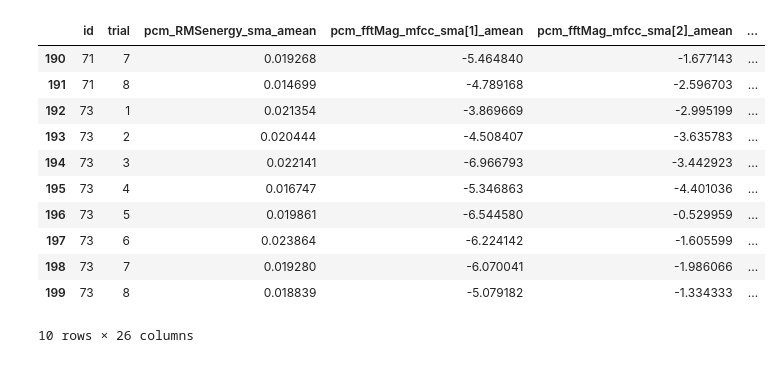
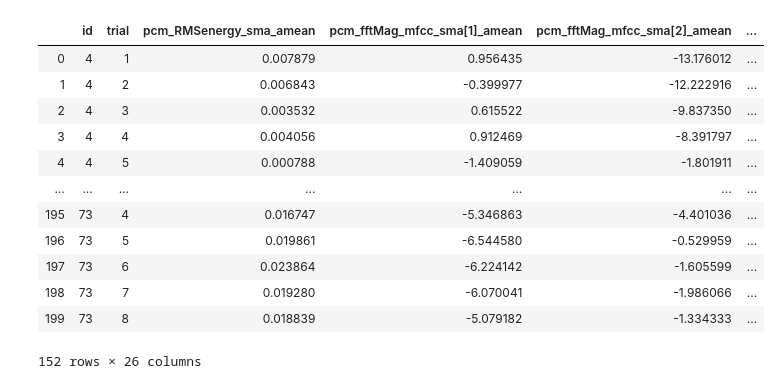
Before and after one commit to mx60s/HUBBS-Lab, a Jupyter notebook: LinReg for BFNE.ipynb, the cells around one changed output. Saved outputs shown, nothing was run; the diff lists cells and outputs as text; code cells hidden in the pictures.

```diff
--- a/LinReg for BFNE.ipynb
+++ b/LinReg for BFNE.ipynb
@@ -3,8 +3,8 @@ import pandas as pd
 import numpy as np
 import math
 
-#DATA_PATH = "/Users/mvonebers/HUBBS-Lab/data/"
-DATA_PATH = "/home/maggie/HUBBS-Lab/data/"
+DATA_PATH = "/Users/mvonebers/HUBBS-Lab/data/"
+#DATA_PATH = "/home/maggie/HUBBS-Lab/data/"
 
 e4_data = pd.read_excel(DATA_PATH + "E4_TEST.xlsx")
 
@@ -381,23 +96,0 @@ Average: -1033.0871723508656
-# %%
-for i in range(2, 10):
-    # Collect X for each column, with each trial as a feature
-    X_0 = []
-    X_row = []
-    for j in range(e4_data_results.shape[0]):
-        if math.isnan(e4_data_results.iloc[j, i]): # if NaN, take another value from a different trial
-            X_row.append(0)
-        else:
-            X_row.append(e4_data_results.iloc[j, i])
-
-        if e4_data_results.at[j, "trial"] == 8:
-            X_0.append(X_row)
-            X_row = []
-
-    X = np.array(X_0)
-
-    model = LinearRegression()
-    X_train, X_test, Y_train, Y_test = train_test_split(X, Y, test_size=0.30, random_state=50)
-    reg = model.fit(X_train, Y_train)
-    predict = reg.predict(X_test)
-
-    print(columns[i], np.corrcoef(predict, Y_test)[0][1])
@@ -554,43 +97,45 @@ Standard dev: 0.38345830929657315
 # %%
 # get significant values from correlations
 #try combinations like acoustics, etc and then all together
 from copy import deepcopy
 
 
-DATA_PATH = "/home/maggie/HUBBS-Lab/data/"
+#DATA_PATH = "/home/maggie/HUBBS-Lab/data/"
+DATA_PATH = '/Users/mvonebers/HUBBS-Lab/data/'
 audio_data = pd.read_excel(DATA_PATH + "audio_TEST.xlsx")
 
 audio_data.insert(0, "person", [0] * audio_data.shape[0])
 audio_data.insert(1, "trial", [0] * audio_data.shape[0])
 
 for i, row in audio_data.iterrows():
     audio_data.at[i, "person"] = int(audio_data.at[i, "id"][7:])
     audio_data.at[i, "trial"] = int(audio_data.at[i, "id"][5])
 
 audio_data = audio_data.drop(columns=['id'])
 audio_data = audio_data.rename(columns={"person": "id"})
 #audio_data.head(20)
 audio_data = audio_data[audio_data.id != 16]
 audio_data = audio_data[audio_data.id != 38]
 audio_data = audio_data[audio_data.id != 46]
 audio_data = audio_data[audio_data.id != 53]
 audio_data = audio_data[audio_data.id != 58]
 audio_data = audio_data[audio_data.id != 65]
 
-audio_data.tail(10)
+audio_data
 # %% [output]
 |  | id | trial | pcm_RMSenergy_sma_amean | pcm_fftMag_mfcc_sma[1]_amean | pcm_fftMag_mfcc_sma[2]_amean | ... |
-| 190 | 71 | 7 | 0.019268 | -5.464840 | -1.677143 | ... |
-| 191 | 71 | 8 | 0.014699 | -4.789168 | -2.596703 | ... |
-| 192 | 73 | 1 | 0.021354 | -3.869669 | -2.995199 | ... |
-| 193 | 73 | 2 | 0.020444 | -4.508407 | -3.635783 | ... |
-| 194 | 73 | 3 | 0.022141 | -6.966793 | -3.442923 | ... |
+| 0 | 4 | 1 | 0.007879 | 0.956435 | -13.176012 | ... |
+| 1 | 4 | 2 | 0.006843 | -0.399977 | -12.222916 | ... |
+| 2 | 4 | 3 | 0.003532 | 0.615522 | -9.837350 | ... |
+| 3 | 4 | 4 | 0.004056 | 0.912469 | -8.391797 | ... |
+| 4 | 4 | 5 | 0.000788 | -1.409059 | -1.801911 | ... |
+| ... | ... | ... | ... | ... | ... | ... |
 | 195 | 73 | 4 | 0.016747 | -5.346863 | -4.401036 | ... |
 | 196 | 73 | 5 | 0.019861 | -6.544580 | -0.529959 | ... |
 | 197 | 73 | 6 | 0.023864 | -6.224142 | -1.605599 | ... |
 | 198 | 73 | 7 | 0.019280 | -6.070041 | -1.986066 | ... |
 | 199 | 73 | 8 | 0.018839 | -5.079182 | -1.334333 | ... |
-10 rows × 26 columns
+152 rows × 26 columns
 # %%
 # Collect slopes
 audio_slopes = pd.DataFrame(np.zeros((audio_data.shape[0], audio_data.shape[1])), columns=audio_data.columns)
```
Also changed, not shown: parts of 16 cells of this notebook, 1 other file.
